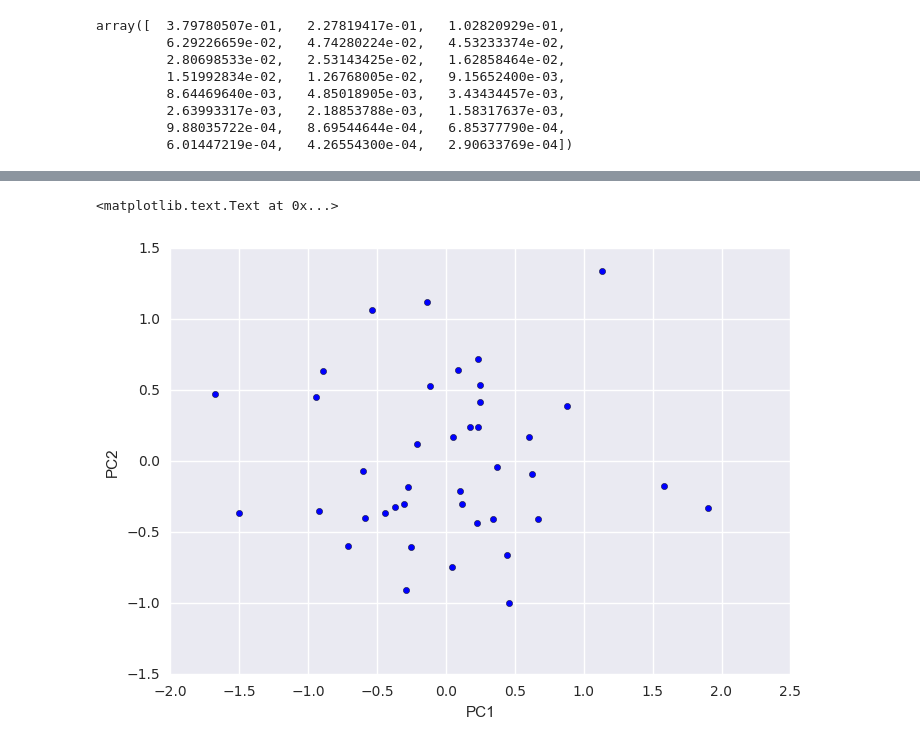
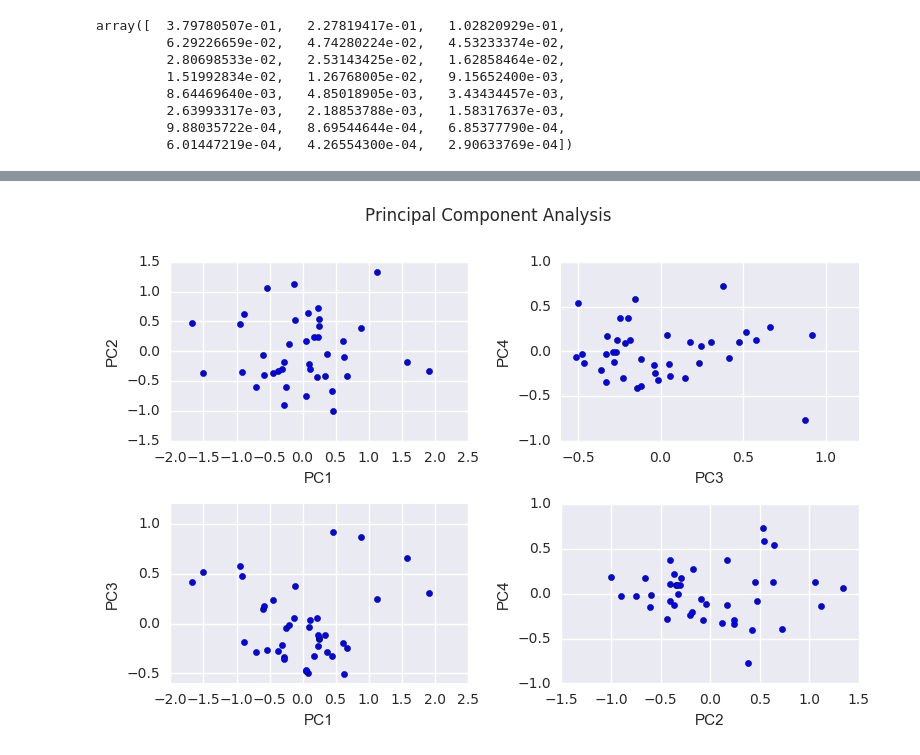
Before and after one commit to UW-Biol419-Wi2017/911_new, a Jupyter notebook: Alexs-Doc-Monday-the-6th.ipynb, the cells around one changed output, grey strips where cells are left out. Drawn from its saved outputs; the diff is of its cells as text; code cells hidden in the pictures.

```diff
--- a/Alexs-Doc-Monday-the-6th.ipynb
+++ b/Alexs-Doc-Monday-the-6th.ipynb
@@ -617,10 +618 @@ print(variance90, 'components account for 90% of the variance')
 6.230512314547749 components account for 90% of the variance
-# %%
-heat_red = heat_prep_pca.transform(heat_prep_asarray)
-
-plt.scatter(heat_red[:, 0].flatten(), heat_red[:,1].flatten())
-plt.xlabel('PC1')
-plt.ylabel('PC2')
-# %% [output]
-<matplotlib.text.Text at 0x...>
-[figure, removed]
@@ -626,0 +621,36 @@ plt.ylabel('PC2')
+# %%
+fig = plt.figure()
+#ax = fig.add_subplot(111)
+
+ax1 = fig.add_subplot(221)
+ax1.scatter(heat_red[:, 0].flatten(), heat_red[:,1].flatten())
+#ax1.set_title('PC1 and PC2')
+ax1.set_xlabel('PC1')
+ax1.set_ylabel('PC2')
+
+ax2 = fig.add_subplot(222)
+ax2.scatter(heat_red[:, 2].flatten(), heat_red[:,3].flatten())
+#ax2.set_title('PC3 and PC4')
+ax2.set_xlabel('PC3')
+ax2.set_ylabel('PC4')
+
+ax3 = fig.add_subplot(223)
+ax3.scatter(heat_red[:, 0].flatten(), heat_red[:,2].flatten())
+#ax3.set_title('PC1 and PC3')
+ax3.set_xlabel('PC1')
+ax3.set_ylabel('PC3')
+
+ax4 = fig.add_subplot(224)
+ax4.scatter(heat_red[:, 1].flatten(), heat_red[:,3].flatten())
+#ax4.set_title('PC2 and PC4')
+ax4.set_xlabel('PC2')
+ax4.set_ylabel('PC4')
+
+fig.suptitle('Principal Component Analysis')
+
+plt.tight_layout()
+fig.subplots_adjust(top=0.88)
+
+fig.savefig('PCA_subplots.jpeg')
+# %% [output]
+[figure, added]
```
Also changed, not shown: parts of 4 cells of this notebook.
